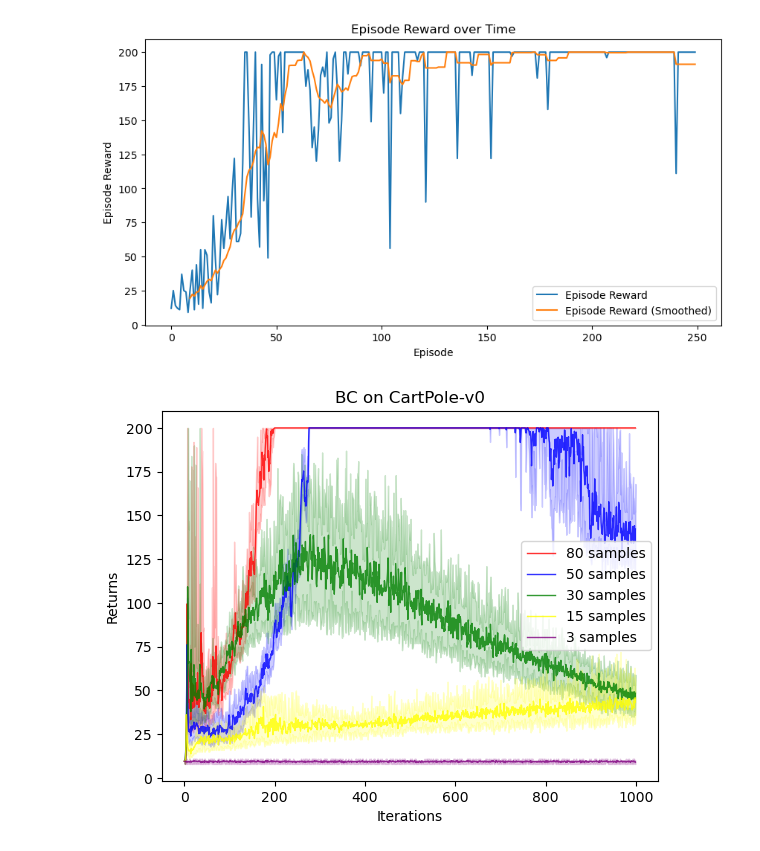
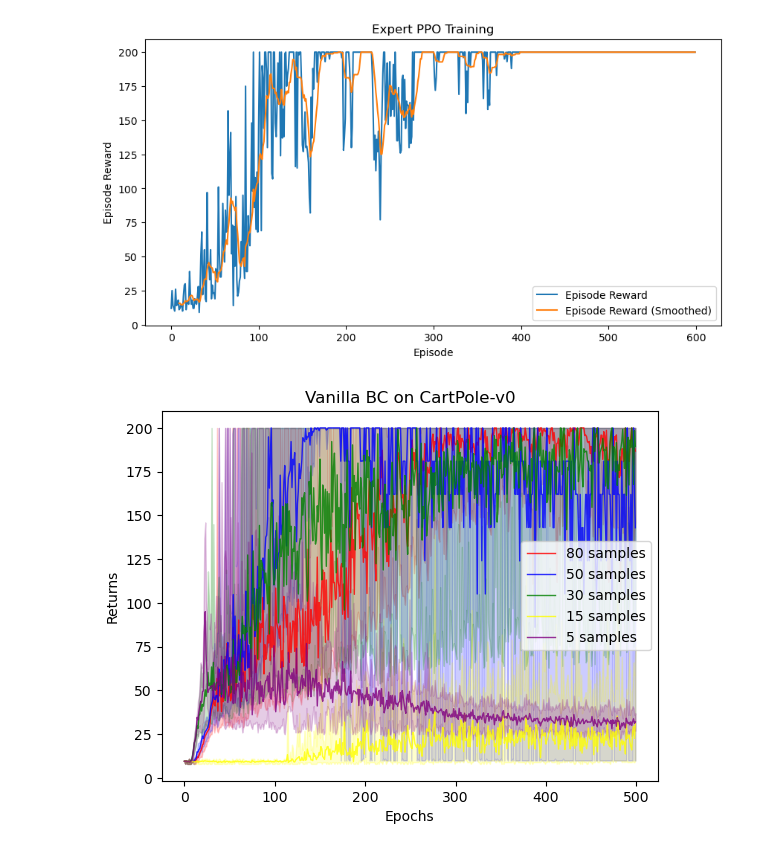
Before and after one commit to RanZhu1989/RL_PlayGround, a Jupyter notebook: Behavior_Cloning/Vanilla_BC.ipynb, the cells around one changed output. Saved outputs shown, nothing was run; the diff lists cells and outputs as text; code cells hidden in the pictures.

```diff
--- a/Behavior_Cloning/Vanilla_BC.ipynb
+++ b/Behavior_Cloning/Vanilla_BC.ipynb
@@ -258,6 +270,7 @@ class TrainManager():
         advantage_lambda:float = 0.95,
         clip_epsilon:float = 0.2,
         ppo_train_iters:int = 10,
+        ppo_batch_size:int = 32,
         bc_lr:float = 1e-3,
         bc_train_iters:int = 5,
         buffer_capacity:int = 1000000,
@@ -297,6 +310,7 @@ class TrainManager():
                                     advantage_lambda = advantage_lambda,
                                     clip_epsilon = clip_epsilon,
                                     train_iters = ppo_train_iters,
+                                    batch_size = ppo_batch_size,
                                     device = self.device
                                     )
         # BC
@@ -419,7 +433,7 @@ class TrainManager():
         plt.plot(rewards_smoothed,label="Episode Reward (Smoothed)")
         plt.xlabel('Episode')
         plt.ylabel('Episode Reward')
-        plt.title("Episode Reward over Time")
+        plt.title("Expert PPO Training")
         plt.legend()
         plt.show()
 # %%
@@ -431,17 +445,18 @@ test_env = gym.make('CartPole-v0')
 Manger = TrainManager(
         train_env =  train_env,
         test_env = test_env,
-        ppo_train_episode_num = 250,
+        ppo_train_episode_num = 600,
         actor_lr = 1e-3,
         critic_lr = 1e-2,
         gamma = 0.98,
         advantage_lambda = 0.95,
         clip_epsilon = 0.2,
         ppo_train_iters = 10,
+        ppo_batch_size = 32,
         bc_lr = 1e-3,
         bc_train_iters = 5,
-        bc_batch_size = 64,
-        bc_train_epoch_num = 1000,
+        bc_batch_size = 32,
+        bc_train_epoch_num = 500,
         buffer_capacity = 1000000,
         test_iters = 10,
         device = torch.device("cpu"),
@@ -458,7 +473,7 @@ r30_mean = Manger.test_returns_mean
 r30_max = Manger.test_returns_max
 r30_min = Manger.test_returns_min
 # %% [output]
-[figure, old version]
+[figure, new version]
 # %%
 """Using 15 samples"""
 Manger = TrainManager(
@@ -488,21 +504,22 @@ r15_mean = Manger.test_returns_mean
 r15_max = Manger.test_returns_max
 r15_min = Manger.test_returns_min
 # %%
-"""Using 3 samples"""
+"""Using 5 samples"""
 Manger = TrainManager(
         train_env=train_env,
         test_env = test_env,
-        ppo_train_episode_num = 250,
+        ppo_train_episode_num = 600,
         actor_lr = 1e-3,
         critic_lr = 1e-2,
         gamma = 0.98,
         advantage_lambda = 0.95,
         clip_epsilon = 0.2,
         ppo_train_iters = 10,
+        ppo_batch_size = 32,
         bc_lr = 1e-3,
         bc_train_iters = 5,
-        bc_batch_size = 64,
-        bc_train_epoch_num = 1000,
+        bc_batch_size = 32,
+        bc_train_epoch_num = 500,
         buffer_capacity = 1000000,
         test_iters = 10,
         device = torch.device("cpu"),
@@ -510,27 +527,28 @@ Manger = TrainManager(
 )
 
 Manger.train_ppo()
-Manger.sample_expert_data(n_episode=3,n_samples=3)
+Manger.sample_expert_data(n_episode=3,n_samples=5)
 Manger.train_bc()
-r3_mean = Manger.test_returns_mean
-r3_max = Manger.test_returns_max
-r3_min = Manger.test_returns_min
+r5_mean = Manger.test_returns_mean
+r5_max = Manger.test_returns_max
+r5_min = Manger.test_returns_min
 # %%
 """Using 50 samples"""
 Manger = TrainManager(
         train_env =  train_env,
         test_env = test_env,
-        ppo_train_episode_num = 250,
+        ppo_train_episode_num = 600,
         actor_lr = 1e-3,
         critic_lr = 1e-2,
         gamma = 0.98,
         advantage_lambda = 0.95,
         clip_epsilon = 0.2,
         ppo_train_iters = 10,
+        ppo_batch_size = 32,
         bc_lr = 1e-3,
         bc_train_iters = 5,
-        bc_batch_size = 64,
-        bc_train_epoch_num = 1000,
+        bc_batch_size = 32,
+        bc_train_epoch_num = 500,
         buffer_capacity = 1000000,
         test_iters = 10,
         device = torch.device("cpu"),
@@ -548,17 +566,18 @@ r50_min = Manger.test_returns_min
 Manger = TrainManager(
         train_env =  train_env,
         test_env = test_env,
-        ppo_train_episode_num = 250,
+        ppo_train_episode_num = 600,
         actor_lr = 1e-3,
         critic_lr = 1e-2,
         gamma = 0.98,
         advantage_lambda = 0.95,
         clip_epsilon = 0.2,
         ppo_train_iters = 10,
+        ppo_batch_size = 32,
         bc_lr = 1e-3,
         bc_train_iters = 5,
-        bc_batch_size = 64,
-        bc_train_epoch_num = 1000,
+        bc_batch_size = 32,
+        bc_train_epoch_num = 500,
         buffer_capacity = 1000000,
         test_iters = 10,
         device = torch.device("cpu"),
@@ -574,19 +593,19 @@ r80_min = Manger.test_returns_min
 # %%
 iteration_list = list(range(len(r30_mean)))
 plt.plot(iteration_list, r80_mean, label='80 samples', color="red", alpha=0.8, linewidth=1)
 plt.fill_between(iteration_list, r80_min, r80_max, alpha=0.2, color="red")
 plt.plot(iteration_list, r50_mean, label='50 samples', color="blue", alpha=0.8, linewidth=1)
 plt.fill_between(iteration_list, r50_min, r50_max, alpha=0.2, color="blue")
 plt.plot(iteration_list, r30_mean, label='30 samples', color="green", alpha=0.8, linewidth=1)
 plt.fill_between(iteration_list, r30_min, r30_max, alpha=0.2, color="green")
 plt.plot(iteration_list, r15_mean, label='15 samples', color="yellow", alpha=0.8, linewidth=1)
 plt.fill_between(iteration_list, r15_min, r15_max, alpha=0.2, color="yellow")
-plt.plot(iteration_list, r3_mean, label='3 samples', color="purple", alpha=0.8, linewidth=1)
-plt.fill_between(iteration_list, r3_min, r3_max, alpha=0.2, color="purple")
-plt.xlabel('Iterations')
+plt.plot(iteration_list, r5_mean, label='5 samples', color="purple", alpha=0.8, linewidth=1)
+plt.fill_between(iteration_list, r5_min, r5_max, alpha=0.2, color="purple")
+plt.xlabel('Epochs')
 plt.ylabel('Returns')
-plt.title("BC on CartPole-v0")
+plt.title("Vanilla BC on CartPole-v0")
 plt.legend()
 plt.show()
 # %% [output]
-[figure, old version]
+[figure, new version]
```
Also changed, not shown: parts of 3 cells of this notebook, 2 other files.
